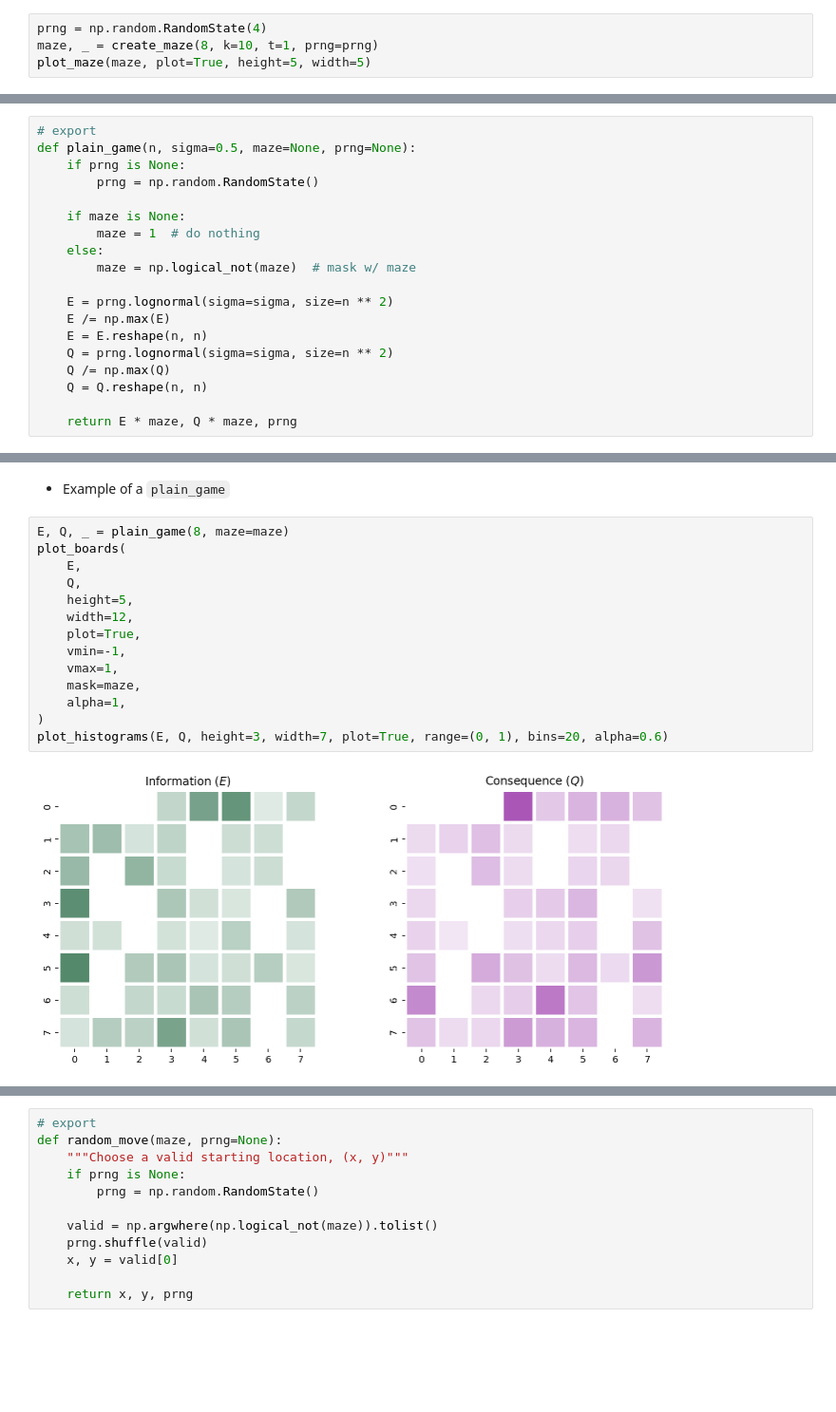
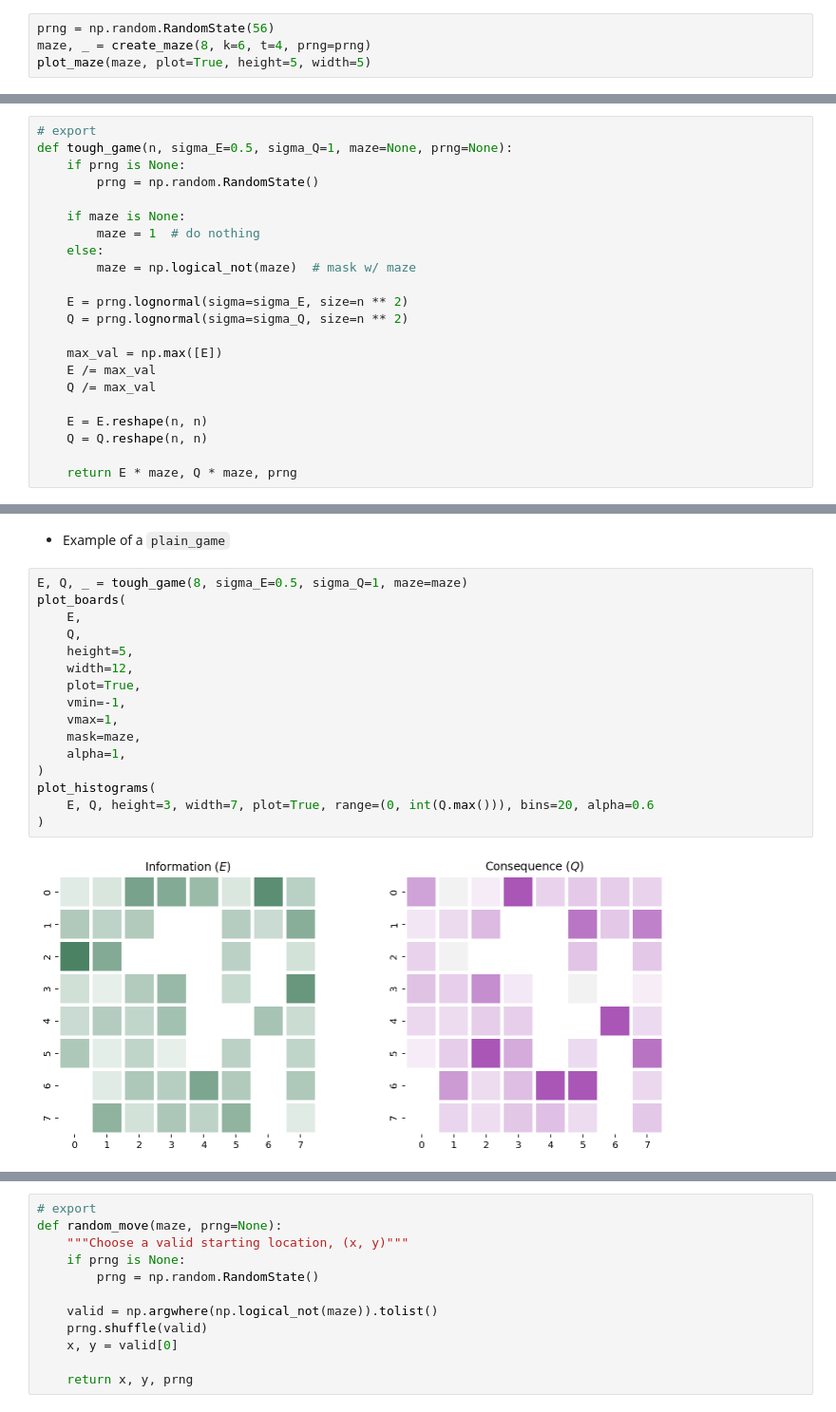
Before and after one commit to parenthetical-e/truthiness, a Jupyter notebook: game.ipynb, the cells around one changed output, grey strips where cells are left out. Shown: that part at 95% size. Saved outputs shown, nothing was run; the diff lists cells and outputs as text; blank space fills up the shorter version.

```diff
--- a/game.ipynb
+++ b/game.ipynb
@@ -98,7 +98,7 @@ def create_maze(n, k=4, t=4, prng=None):
 # %% [output]
 [interactive output not drawn]
 # %%
-prng = np.random.RandomState(4)
-maze, _ = create_maze(8, k=10, t=1, prng=prng)
+prng = np.random.RandomState(56)
+maze, _ = create_maze(8, k=6, t=4, prng=prng)
 plot_maze(maze, plot=True, height=5, width=5)
 # %% [output]
@@ -162,6 +162,6 @@ In the 'plain game' truth and conseqeunces are independent, but sampled so there
 # %%
 # export
-def plain_game(n, sigma=0.5, maze=None, prng=None):
+def tough_game(n, sigma_E=0.5, sigma_Q=1, maze=None, prng=None):
     if prng is None:
         prng = np.random.RandomState()
 
@@ -170,11 +170,14 @@ def plain_game(n, sigma=0.5, maze=None, prng=None):
     else:
         maze = np.logical_not(maze)  # mask w/ maze
 
-    E = prng.lognormal(sigma=sigma, size=n ** 2)
-    E /= np.max(E)
+    E = prng.lognormal(sigma=sigma_E, size=n ** 2)
+    Q = prng.lognormal(sigma=sigma_Q, size=n ** 2)
+
+    max_val = np.max([E])
+    E /= max_val
+    Q /= max_val
+
     E = E.reshape(n, n)
-    Q = prng.lognormal(sigma=sigma, size=n ** 2)
-    Q /= np.max(Q)
     Q = Q.reshape(n, n)
 
     return E * maze, Q * maze, prng
@@ -183,18 +186,20 @@ def plain_game(n, sigma=0.5, maze=None, prng=None):
 # %% [markdown]
 - Example of a `plain_game`
 # %%
-E, Q, _ = plain_game(8, maze=maze)
+E, Q, _ = tough_game(8, sigma_E=0.5, sigma_Q=1, maze=maze)
 plot_boards(
     E,
     Q,
     height=5,
     width=12,
     plot=True,
     vmin=-1,
     vmax=1,
     mask=maze,
     alpha=1,
 )
-plot_histograms(E, Q, height=3, width=7, plot=True, range=(0, 1), bins=20, alpha=0.6)
+plot_histograms(
+    E, Q, height=3, width=7, plot=True, range=(0, int(Q.max())), bins=20, alpha=0.6
+)
 # %% [output]
-[figure, old version]
+[figure, new version]
```
Also changed, not shown: parts of 5 cells of this notebook, 7 other files.
